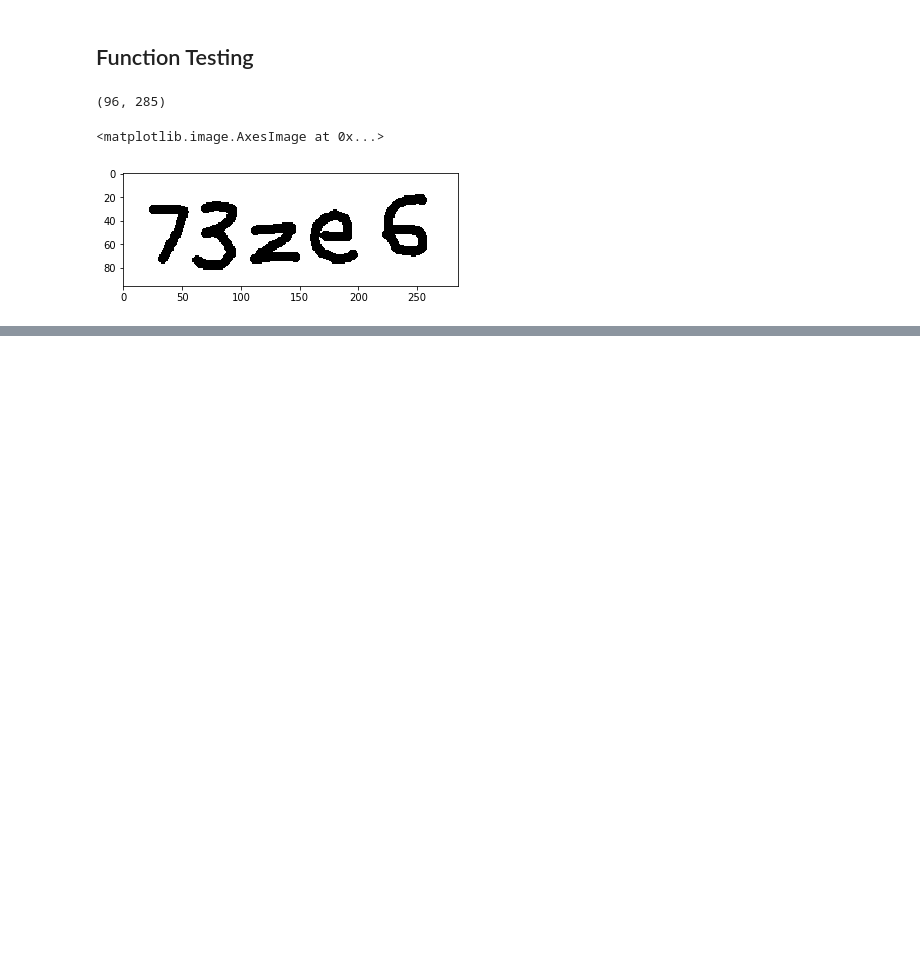
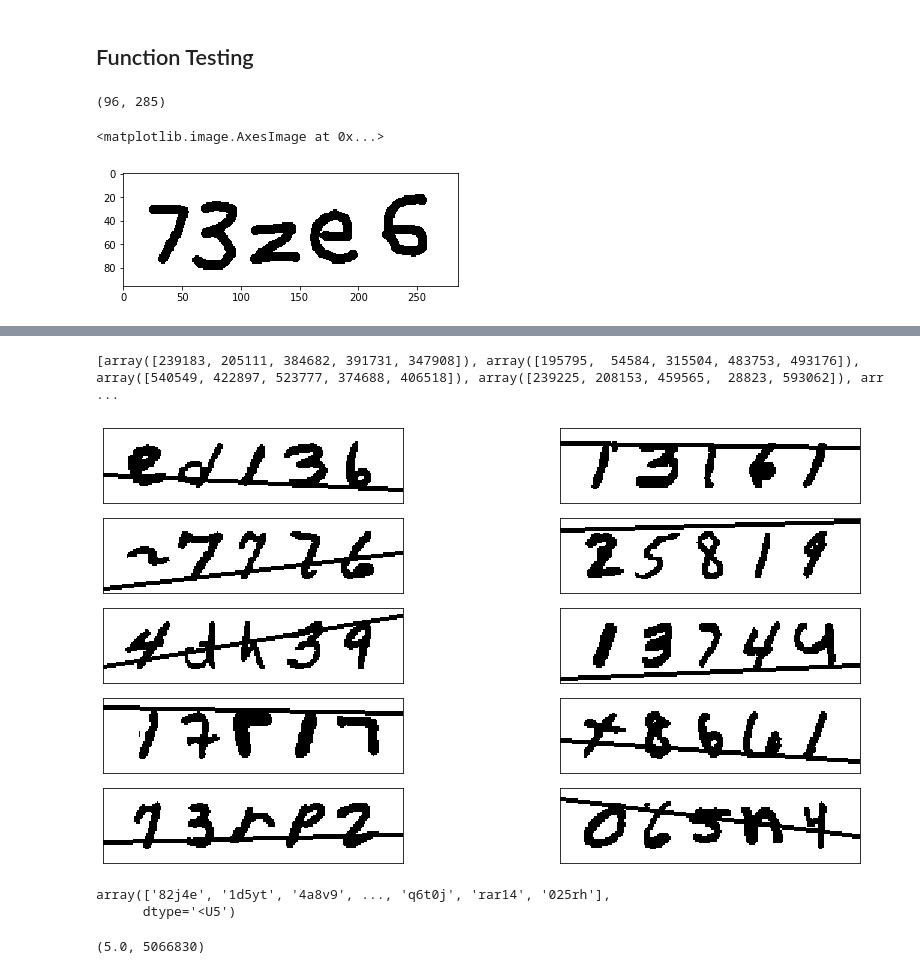
Before and after one commit to rzhao97/captcha, a Jupyter notebook: notebooks/drawn_captcha.ipynb, the cells around one changed output, grey strips where cells are left out. Saved outputs shown, nothing was run; the diff lists cells and outputs as text; code cells hidden in the pictures; blank space fills up the shorter version.

```diff
--- a/notebooks/drawn_captcha.ipynb
+++ b/notebooks/drawn_captcha.ipynb
@@ -258,7 +257,7 @@ chars[26]
 ## Splitting Handwritten CAPTCHA
 # %%
 # example from 100,000 image dataset
-img=cv2.imread('data/i_drew.png', cv2.IMREAD_UNCHANGED)[:,:,0]
+img=cv2.imread('../data/i_drew.png', cv2.IMREAD_UNCHANGED)[:,:,0]
 
 plt.imshow(img, cmap=plt.cm.binary)
 # %% [output]
@@ -458,0 +480,39 @@ plt.imshow(thresh, cmap=plt.cm.binary)
+# %%
+def create_drawn_captcha(X, labels):
+    chars = '0123456789' + string.ascii_lowercase
+    img_lst = []
+    choices_lst = []
+    for i in range(10):
+        # choose 5 random characters
+        choices = np.random.randint(0, len(labels), 5)
+        hwhite = np.zeros((28, 10))
+        vwhite = np.zeros((5,160))
+        a,b,c,d,e = (i for i in choices)
+
+        # join the 5 characters together
+        cat_img = np.concatenate((hwhite, X[a], X[b],X[c], X[d], X[e], hwhite), axis=1)
+        cat_img = np.concatenate((vwhite, cat_img, vwhite), axis=0)
+        cat_img = cv2.resize(cat_img, (200,50), interpolation = cv2.INTER_AREA)
+        cat_img = cv2.threshold(cat_img, 40, 255, cv2.THRESH_BINARY)[1]
+
+        # start and end points for the line
+        points= np.random.randint(0, 49, 2)
+        start_point = (0, points[0])
+        end_point = (199, points[1])
+
+        color = (255,255,255)
+        thickness = 2
+
+        # Draw a diagonal black line on image
+        img = cv2.line(cat_img, start_point, end_point, color, thickness, lineType=8)
+
+        img_lst.append(img)
+        choices_lst.append(choices)
+
+    fig, ax = plt.subplots(5,2, figsize=(15,8))
+    ax = ax.flatten()
+    for i, img in enumerate(img_lst):
+        ax[i].imshow(img, cmap=plt.cm.binary)
+    remove_grid_lines(ax)
+
+    print(choices_lst)
@@ -458,0 +523,5 @@ plt.imshow(thresh, cmap=plt.cm.binary)
+# %%
+create_drawn_captcha(X, labels)
+# %% [output]
+[array([239183, 205111, 384682, 391731, 347908]), array([195795,  54584, 315504, 483753, 493176]), array([540549, 422897, 523777, 374688, 406518]), array([239225, 208153, 459565,  28823, 593062]), arr ...
+[figure, added]
@@ -458,0 +548,12 @@ plt.imshow(thresh, cmap=plt.cm.binary)
+# %%
+allabels
+# %% [output]
+array(['82j4e', '1d5yt', '4a8v9', ..., 'q6t0j', 'rar14', '025rh'],
+      dtype='<U5')
+# %%
+lst_of_chars = []
+for s in allabels:
+    lst_of_chars += [char for char in s]
+len(lst_of_chars)/len(allabels), len(lst_of_chars)
+# %% [output]
+(5.0, 5066830)
```
Also changed, not shown: parts of 24 cells of this notebook, 2 other files.
